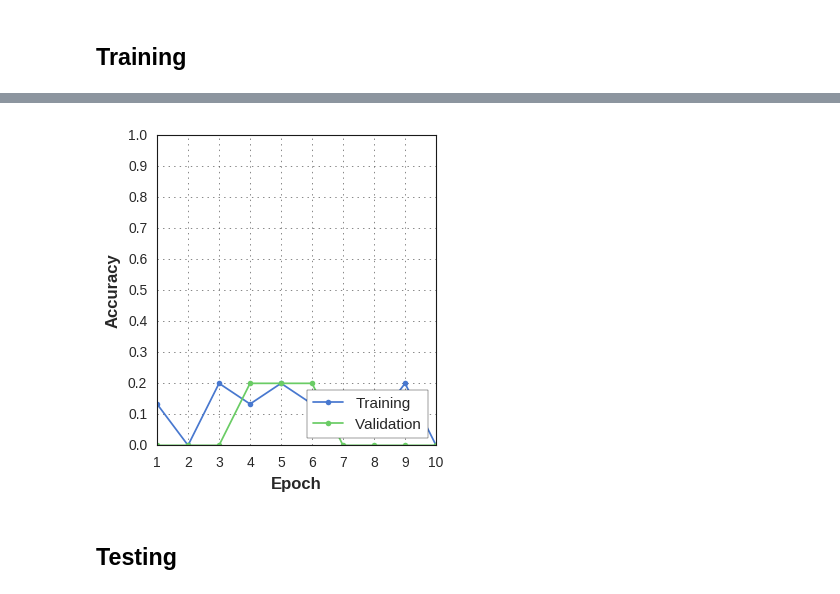
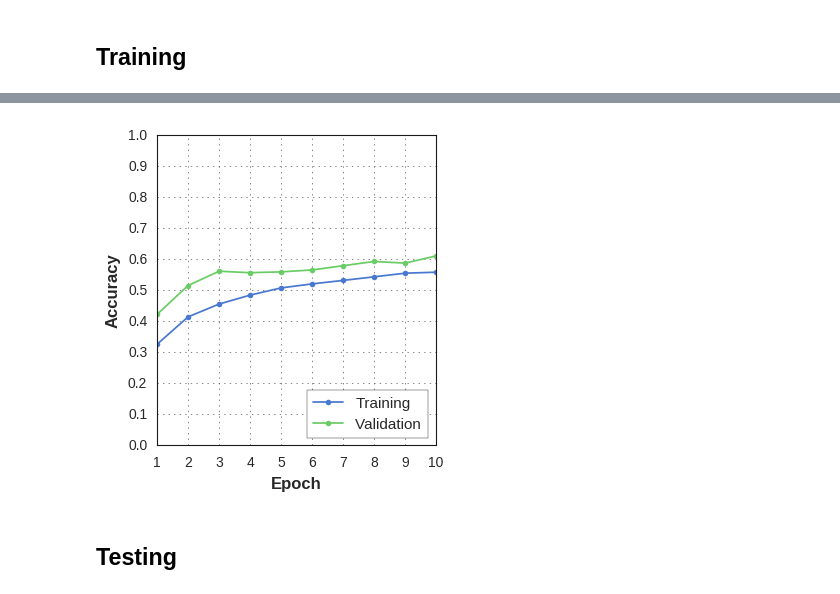
Before and after one commit to gorayni/iccv_epic_2017, a Jupyter notebook: VGG-16 training.ipynb, the cells around one changed output, grey strips where cells are left out. Saved outputs shown, nothing was run; the diff lists cells and outputs as text; code cells hidden in the pictures.

```diff
--- a/VGG-16 training.ipynb
+++ b/VGG-16 training.ipynb
@@ -171,8 +185,11 @@ Epoch 1/10
 # %%
+epoch_log = np.loadtxt('epoch.log', delimiter=',')
+loss, val_loss, acc, val_acc = np.split(epoch_log, 4, axis=1)
+
 epochs=np.arange(1, len(acc)+1)
 fig, ax = bs.plot_accuracy([acc, val_acc],['Training','Validation'], epochs=epochs,figsize=(6,4))
 # %% [output]
-[figure, old version]
+[figure, new version]
 # %% [markdown]
 ## Testing
 # %%
```
Also changed, not shown: parts of 1 cell of this notebook, 4 other files.
